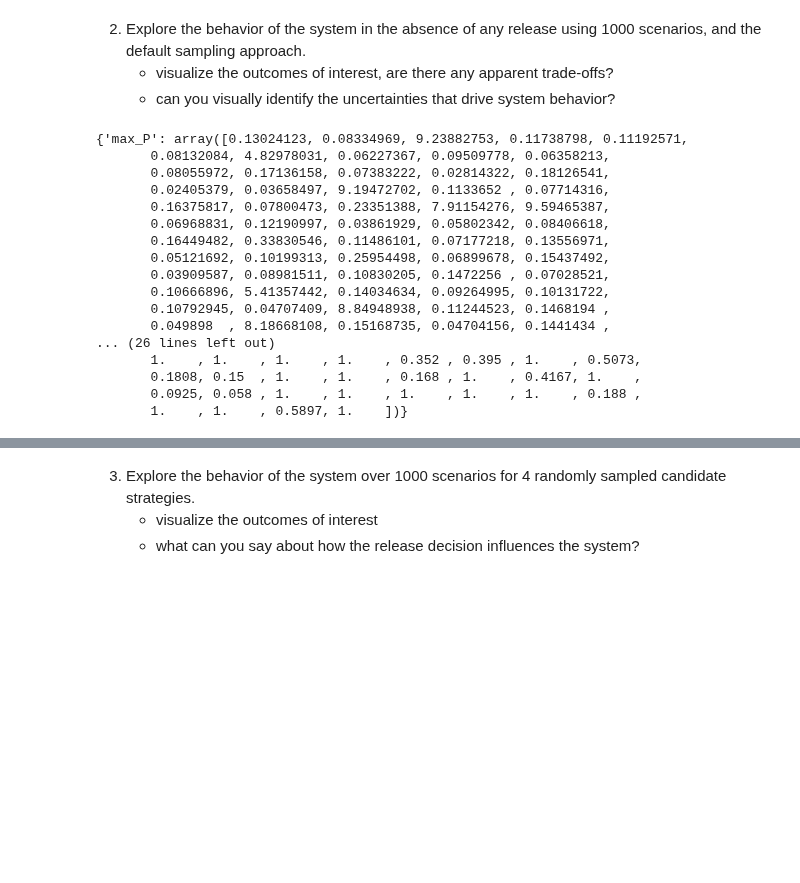
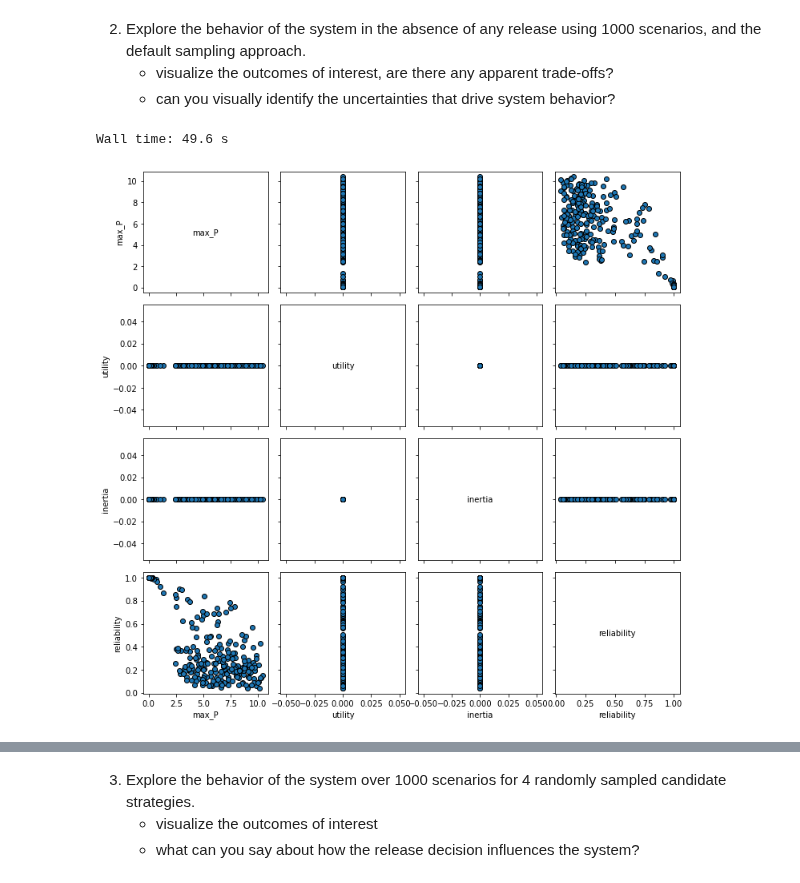
Before and after one commit to tamarvooijs/MBDM, a Jupyter notebook: Week 1-2 - general intro to exploratory modelling/assignment 2 - lakemodel.ipynb, the cells around one changed output, grey strips where cells are left out. Saved outputs shown, nothing was run; the diff lists cells and outputs as text; code cells hidden in the pictures; blank space fills up the shorter version.

```diff
--- a/Week 1-2 - general intro to exploratory modelling/assignment 2 - lakemodel.ipynb
+++ b/Week 1-2 - general intro to exploratory modelling/assignment 2 - lakemodel.ipynb
@@ -181,28 +75,38 @@ model.outcomes = [ScalarOutcome('max_P'),
+# %%
+model = Model('LAKE', function=lake_problem)
+
+# Setting the model uncertainties
+model.uncertainties = [RealParameter('b', 0.1, 0.45),
+                       RealParameter('q', 2, 4.5),
+                       RealParameter('mean', 0.01, 0.05),
+                       RealParameter('stdev', 0.001, 0.005),
+                       RealParameter('delta', 0.93, 0.98)]
+
+# Assigning the model levers
+
+model.levers = [RealParameter('l' + str(i), 0, 0.1) for i in range(100)]
+
+# Deciding upon the outcomes
+model.outcomes = [ScalarOutcome('max_P'),
+                  ScalarOutcome('utility'),
+                  ScalarOutcome('inertia'),
+                  ScalarOutcome('reliability')]
 # %% [markdown]
 2. Explore the behavior of the system in the absence of any release using 1000 scenarios, and the default sampling approach.
     * visualize the outcomes of interest, are there any apparent trade-offs?
     * can you visually identify the uncertainties that drive system behavior?
 # %%
-from ema_workbench import SequentialEvaluator
-
+%%time
 with SequentialEvaluator(model) as evaluator:
-    experiments, outcomes = evaluator.perform_experiments(scenarios=100)
-print(outcomes)
+    experiments, outcomes = evaluator.perform_experiments(scenarios=1000)
 # %% [output]
-{'max_P': array([0.13024123, 0.08334969, 9.23882753, 0.11738798, 0.11192571,
-       0.08132084, 4.82978031, 0.06227367, 0.09509778, 0.06358213,
-       0.08055972, 0.17136158, 0.07383222, 0.02814322, 0.18126541,
-       0.02405379, 0.03658497, 9.19472702, 0.1133652 , 0.07714316,
-       0.16375817, 0.07800473, 0.23351388, 7.91154276, 9.59465387,
-       0.06968831, 0.12190997, 0.03861929, 0.05802342, 0.08406618,
-       0.16449482, 0.33830546, 0.11486101, 0.07177218, 0.13556971,
-       0.05121692, 0.10199313, 0.25954498, 0.06899678, 0.15437492,
-       0.03909587, 0.08981511, 0.10830205, 0.1472256 , 0.07028521,
-       0.10666896, 5.41357442, 0.14034634, 0.09264995, 0.10131722,
-       0.10792945, 0.04707409, 8.84948938, 0.11244523, 0.1468194 ,
-       0.049898  , 8.18668108, 0.15168735, 0.04704156, 0.1441434 ,
-... (26 lines left out)
-       1.    , 1.    , 1.    , 1.    , 0.352 , 0.395 , 1.    , 0.5073,
-       0.1808, 0.15  , 1.    , 1.    , 0.168 , 1.    , 0.4167, 1.    ,
-       0.0925, 0.058 , 1.    , 1.    , 1.    , 1.    , 1.    , 0.188 ,
-       1.    , 1.    , 0.5897, 1.    ])}
+Wall time: 49.6 s
+# %%
+%matplotlib inline
+
+fig, axes = pairs_plotting.pairs_scatter(experiments, outcomes,
+                                         legend=False)
+fig.set_size_inches(12,12)
+plt.show()
+# %% [output]
+[figure, added]
```
Also changed, not shown: parts of 18 cells of this notebook, 6 other files.
